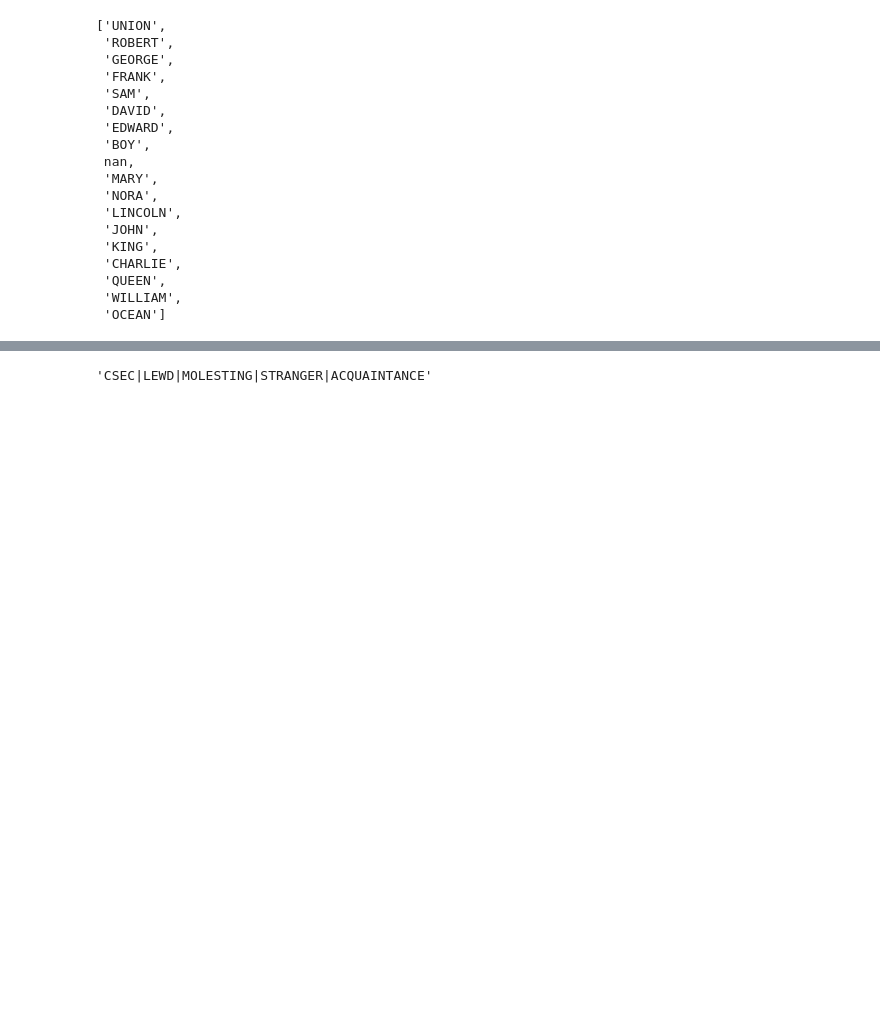
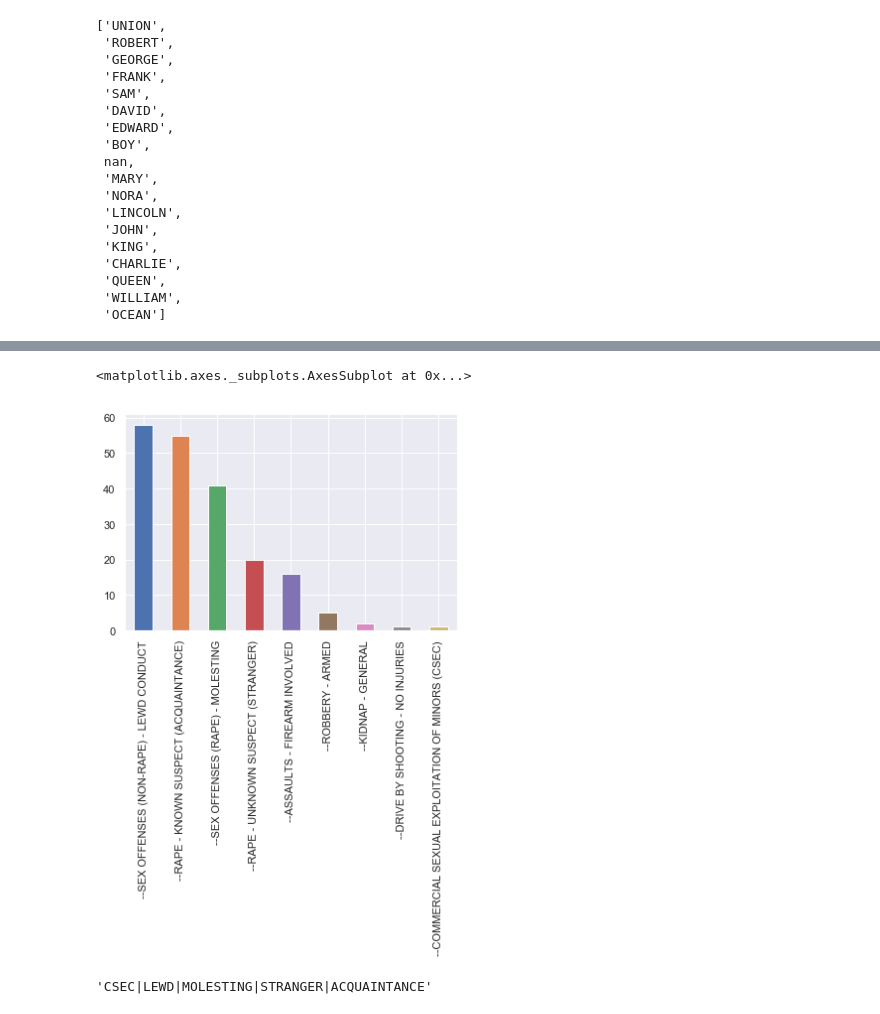
Before and after one commit to teacupwoozy/spd_notebook_archive, a Jupyter notebook: spd_notebook/2010-2018_sexcrimes_violentcrimes.ipynb, the cells around one changed output, grey strips where cells are left out. Saved outputs shown, nothing was run; the diff lists cells and outputs as text; code cells hidden in the pictures; blank space fills up the shorter version.

Commit message:
Checkpoint w all precinct/sector/beat explored

```diff
--- a/spd_notebook/2010-2018_sexcrimes_violentcrimes.ipynb
+++ b/spd_notebook/2010-2018_sexcrimes_violentcrimes.ipynb
@@ -139,0 +329,7 @@ beat
+# %%
+# Explore TRU call
+
+# Save rows where initial call type is TRU
+
+TRU = data[data.initial_call_type.str.contains("TRU ")]
+TRU
@@ -140,3 +355,10 @@ beat
+# %%
+# Visualize counts of calls that started at TRUs
+
+pd.value_counts(TRU.final_call_type).plot.bar()
+# %% [output]
+<matplotlib.axes._subplots.AxesSubplot at 0x...>
+[figure, added]
 # %%
 sexual_assault_terms = 'CSEC|LEWD|MOLESTING|STRANGER|ACQUAINTANCE'
 sexual_assault_terms
```
Also changed, not shown: parts of 25 cells of this notebook.
